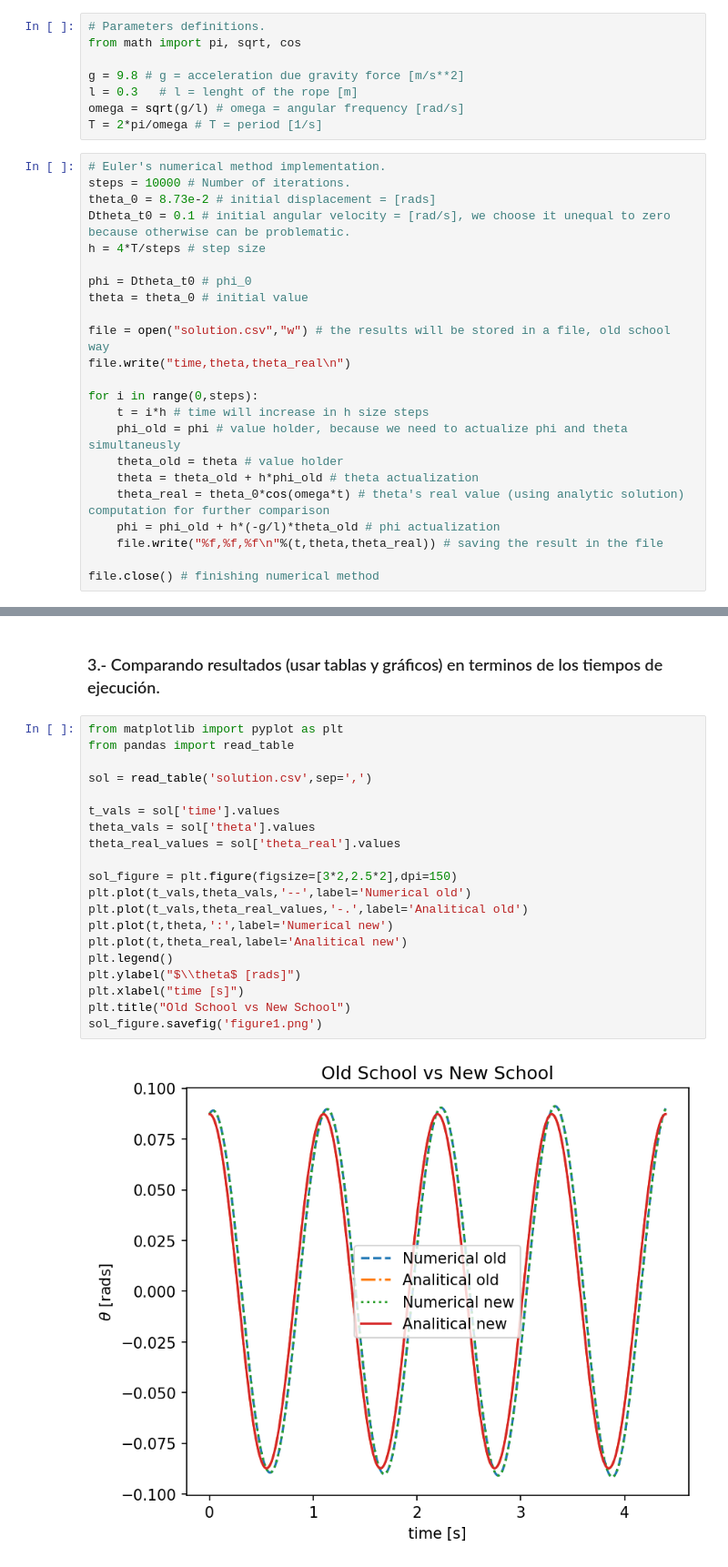
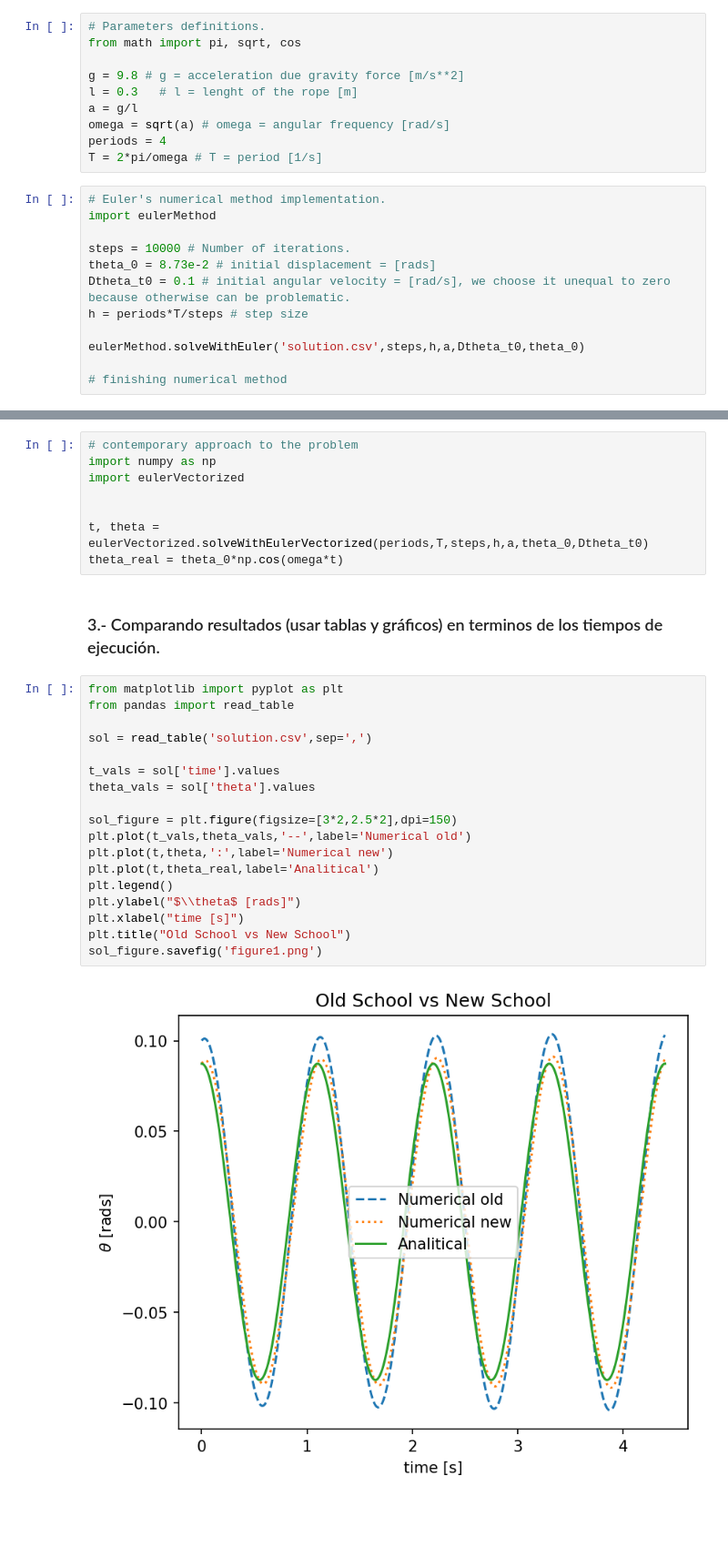
Before and after one commit to DCIDA2019/dcida2020ii-R-Ernesto, a Jupyter notebook: Aug28/ecuacion_de_movimiento_pendulo_simple.ipynb, the cells around one changed output, grey strips where cells are left out. Shown at 91% size. Saved outputs shown, nothing was run; the diff lists cells and outputs as text; blank space fills up the shorter version.

```diff
--- a/Aug28/ecuacion_de_movimiento_pendulo_simple.ipynb
+++ b/Aug28/ecuacion_de_movimiento_pendulo_simple.ipynb
@@ -33,31 +33,22 @@ from math import pi, sqrt, cos
 
 g = 9.8 # g = acceleration due gravity force [m/s**2]
 l = 0.3   # l = lenght of the rope [m]
-omega = sqrt(g/l) # omega = angular frequency [rad/s]
+a = g/l
+omega = sqrt(a) # omega = angular frequency [rad/s]
+periods = 4
 T = 2*pi/omega # T = period [1/s]
 # %%
 # Euler's numerical method implementation.
+import eulerMethod
+
 steps = 10000 # Number of iterations.
 theta_0 = 8.73e-2 # initial displacement = [rads]
 Dtheta_t0 = 0.1 # initial angular velocity = [rad/s], we choose it unequal to zero because otherwise can be problematic.
-h = 4*T/steps # step size
+h = periods*T/steps # step size
 
-phi = Dtheta_t0 # phi_0
-theta = theta_0 # initial value
+eulerMethod.solveWithEuler('solution.csv',steps,h,a,Dtheta_t0,theta_0)
 
-file = open("solution.csv","w") # the results will be stored in a file, old school way
-file.write("time,theta,theta_real\n")
-
-for i in range(0,steps):
-    t = i*h # time will increase in h size steps
-    phi_old = phi # value holder, because we need to actualize phi and theta simultaneusly
-    theta_old = theta # value holder
-    theta = theta_old + h*phi_old # theta actualization
-    theta_real = theta_0*cos(omega*t) # theta's real value (using analytic solution) computation for further comparison
-    phi = phi_old + h*(-g/l)*theta_old # phi actualization
-    file.write("%f,%f,%f\n"%(t,theta,theta_real)) # saving the result in the file
-
-file.close() # finishing numerical method
+# finishing numerical method
 # %% [markdown]
 Finalizada la implementación del método numérico ahora visualizaremos el resultado gráficamente. Usualmente en un programa de C se visualizaría usando un programa externo. Aquí lo visualizaré usando matplotlib y también pandas en la sección 3.
 # %% [markdown]
@@ -79,24 +56,30 @@ for i in range(1,t.size):
+# %%
+# contemporary approach to the problem
+import numpy as np
+import eulerVectorized
+
+
+t, theta = eulerVectorized.solveWithEulerVectorized(periods,T,steps,h,a,theta_0,Dtheta_t0)
+theta_real = theta_0*np.cos(omega*t)
 # %% [markdown]
 ### 3.- Comparando resultados (usar tablas y gráficos) en terminos de los tiempos de ejecución.
 # %%
 from matplotlib import pyplot as plt
 from pandas import read_table
 
 sol = read_table('solution.csv',sep=',')
 
 t_vals = sol['time'].values
 theta_vals = sol['theta'].values
-theta_real_values = sol['theta_real'].values
 
 sol_figure = plt.figure(figsize=[3*2,2.5*2],dpi=150)
 plt.plot(t_vals,theta_vals,'--',label='Numerical old')
-plt.plot(t_vals,theta_real_values,'-.',label='Analitical old')
 plt.plot(t,theta,':',label='Numerical new')
-plt.plot(t,theta_real,label='Analitical new')
+plt.plot(t,theta_real,label='Analitical')
 plt.legend()
 plt.ylabel("$\\theta$ [rads]")
 plt.xlabel("time [s]")
 plt.title("Old School vs New School")
 sol_figure.savefig('figure1.png')
 # %% [output]
-[figure, old version]
+[figure, new version]
```
Also changed, not shown: parts of 1 cell of this notebook.
